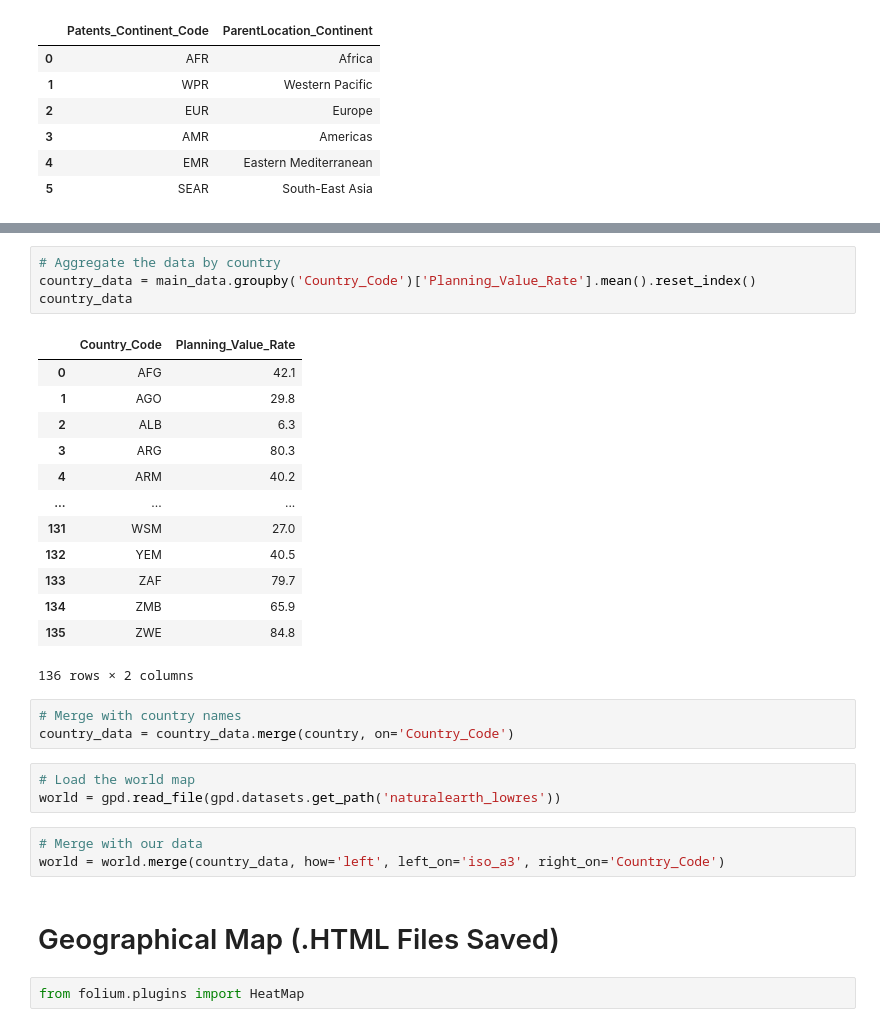
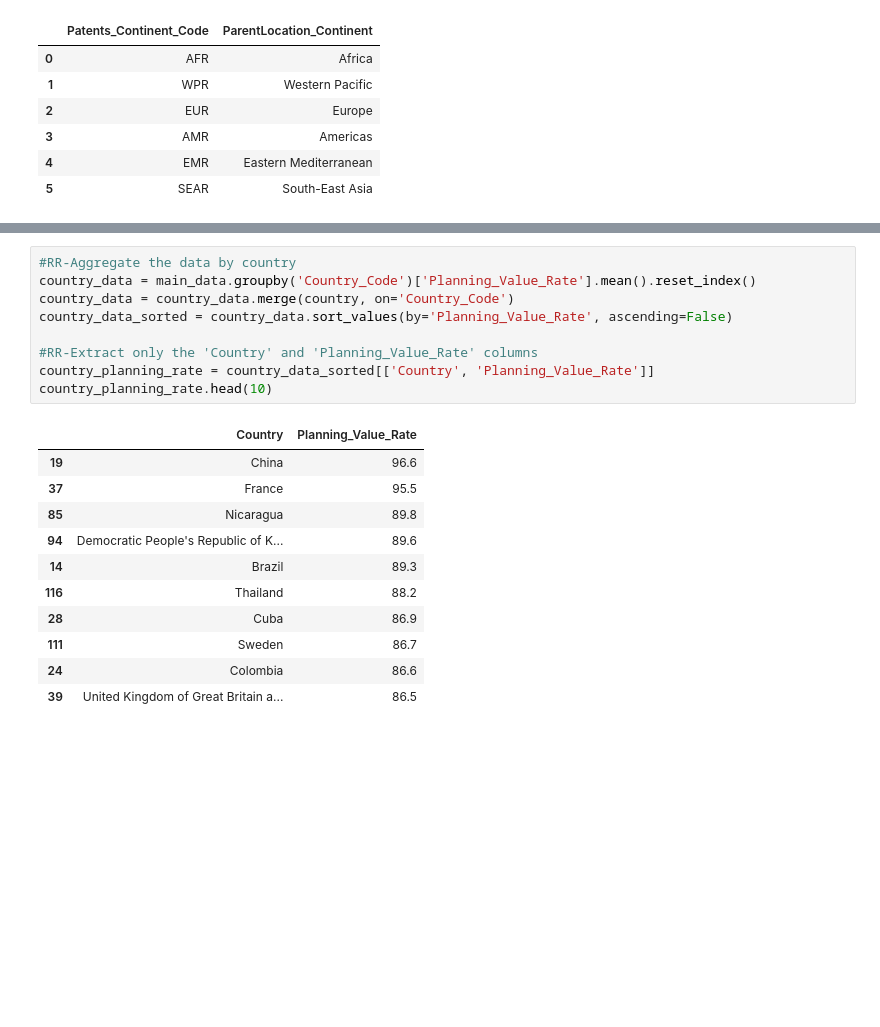
Before and after one commit to laurar9889/Project_3_Team_1, a Jupyter notebook: Data_Visualization_Roshni.ipynb, the cells around one changed output, grey strips where cells are left out. Cells and saved outputs as stored; diff of their text form; blank space fills up the shorter version.

```diff
--- a/Data_Visualization_Roshni.ipynb
+++ b/Data_Visualization_Roshni.ipynb
@@ -56,31 +80,21 @@ continents
 # %%
-# Aggregate the data by country
+#RR-Aggregate the data by country
 country_data = main_data.groupby('Country_Code')['Planning_Value_Rate'].mean().reset_index()
-country_data
+country_data = country_data.merge(country, on='Country_Code')
+country_data_sorted = country_data.sort_values(by='Planning_Value_Rate', ascending=False)
+
+#RR-Extract only the 'Country' and 'Planning_Value_Rate' columns
+country_planning_rate = country_data_sorted[['Country', 'Planning_Value_Rate']]
+country_planning_rate.head(10)
 # %% [output]
-|  | Country_Code | Planning_Value_Rate |
-| 0 | AFG | 42.1 |
-| 1 | AGO | 29.8 |
-| 2 | ALB | 6.3 |
-| 3 | ARG | 80.3 |
-| 4 | ARM | 40.2 |
-| ... | ... | ... |
-| 131 | WSM | 27.0 |
-| 132 | YEM | 40.5 |
-| 133 | ZAF | 79.7 |
-| 134 | ZMB | 65.9 |
-| 135 | ZWE | 84.8 |
+|  | Country | Planning_Value_Rate |
+| 19 | China | 96.6 |
+| 37 | France | 95.5 |
+| 85 | Nicaragua | 89.8 |
+| 94 | Democratic People's Republic of K... | 89.6 |
+| 14 | Brazil | 89.3 |
+| 116 | Thailand | 88.2 |
+| 28 | Cuba | 86.9 |
+| 111 | Sweden | 86.7 |
+| 24 | Colombia | 86.6 |
+| 39 | United Kingdom of Great Britain a... | 86.5 |
-136 rows × 2 columns
-# %%
-# Merge with country names
-country_data = country_data.merge(country, on='Country_Code')
-# %%
-# Load the world map
-world = gpd.read_file(gpd.datasets.get_path('naturalearth_lowres'))
-# %%
-# Merge with our data
-world = world.merge(country_data, how='left', left_on='iso_a3', right_on='Country_Code')
-# %% [markdown]
-# Geographical Map (.HTML Files Saved)
-# %%
-from folium.plugins import HeatMap
```
Also changed, not shown: parts of 23 cells of this notebook, 5 other files.
